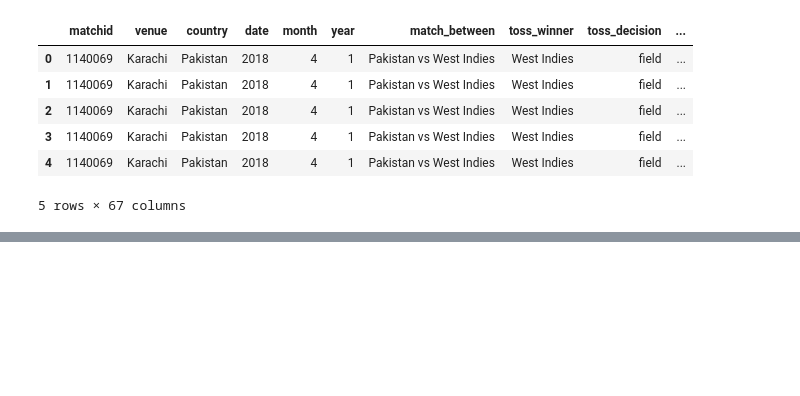
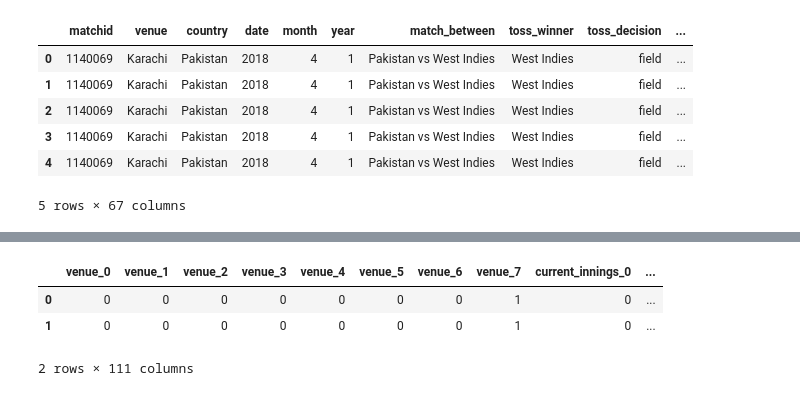
Before and after one commit to shivargha98/cricket_analytics, a Jupyter notebook: T20_Data_Analysis_Feature_Engineering.ipynb, the cells around one changed output, grey strips where cells are left out. Saved outputs shown, nothing was run; the diff lists cells and outputs as text; code cells hidden in the pictures; blank space fills up the shorter version.

```diff
--- a/T20_Data_Analysis_Feature_Engineering.ipynb
+++ b/T20_Data_Analysis_Feature_Engineering.ipynb
@@ -922,0 +956,8 @@ df2.head()
+# %%
+df3 = pd.read_csv("/home/shivargha/cricket_analytics/cricket_score_simulator/Final_T20_trainable.csv")
+df3.head(2)
+# %% [output]
+|  | venue_0 | venue_1 | venue_2 | venue_3 | venue_4 | venue_5 | venue_6 | venue_7 | current_innings_0 | ... |
+| 0 | 0 | 0 | 0 | 0 | 0 | 0 | 0 | 1 | 0 | ... |
+| 1 | 0 | 0 | 0 | 0 | 0 | 0 | 0 | 1 | 0 | ... |
+2 rows × 111 columns
```
Also changed, not shown: parts of 4 cells of this notebook, 3 other files.
